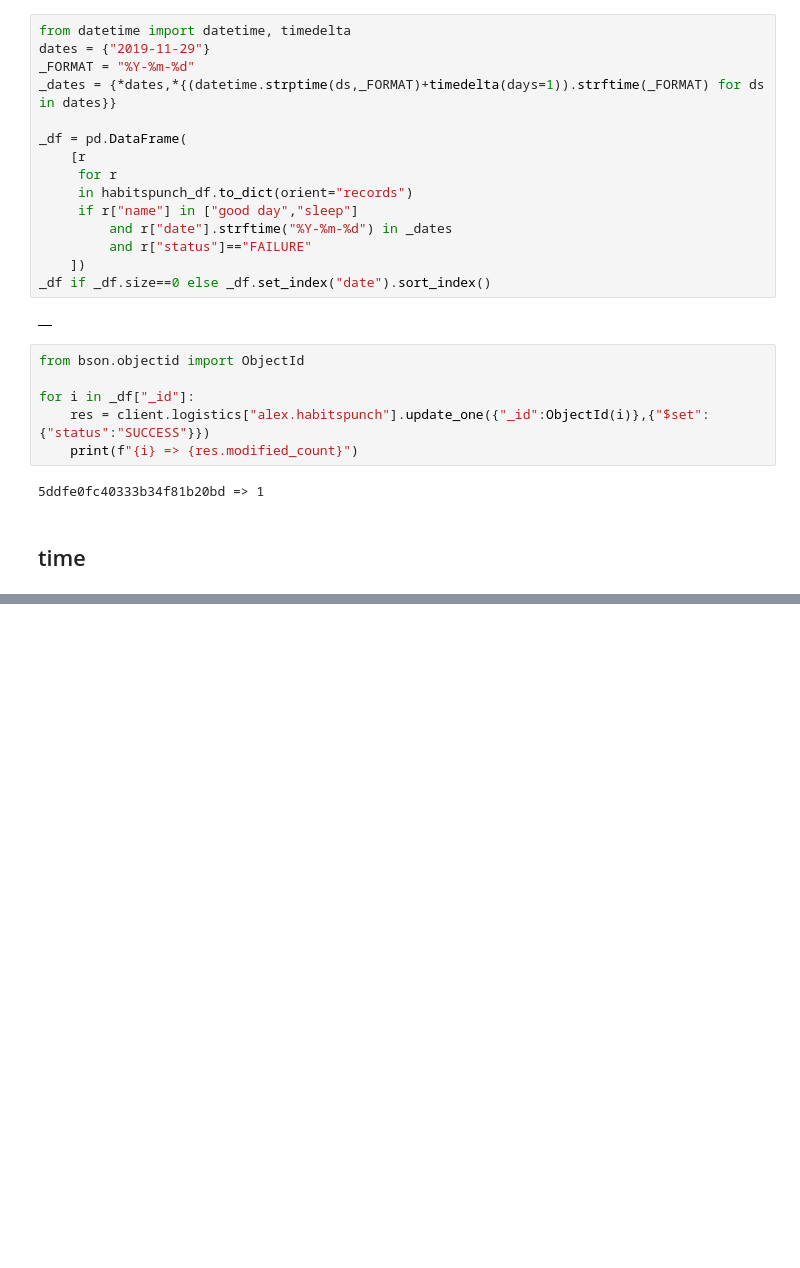
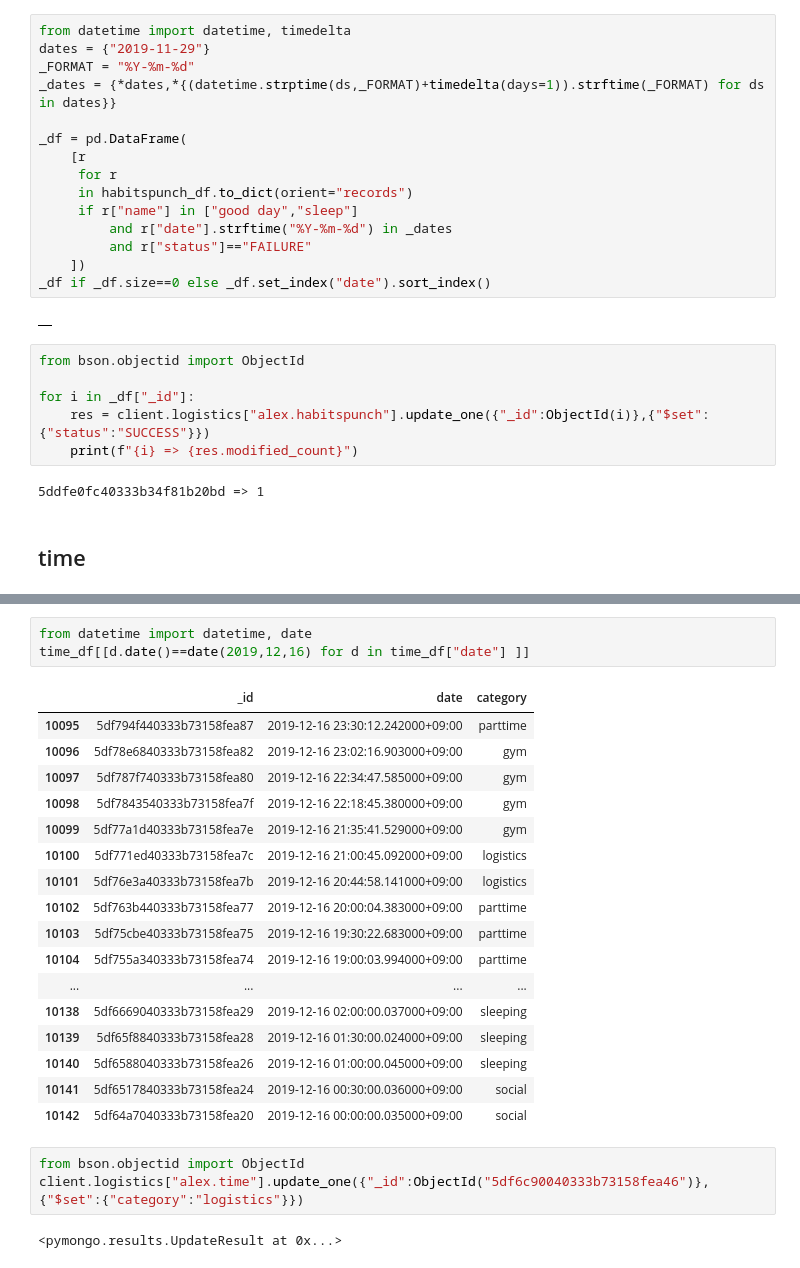
Before and after one commit to nailbiter/for, a Jupyter notebook: forjupiter/2020-07-01-trello-makeup.ipynb, the cells around one changed output, grey strips where cells are left out. Cells and saved outputs as stored; diff of their text form; blank space fills up the shorter version.

```diff
--- a/forjupiter/2020-07-01-trello-makeup.ipynb
+++ b/forjupiter/2020-07-01-trello-makeup.ipynb
@@ -118,0 +128,26 @@ time_df = pd.DataFrame([r for r in timecoll.find().sort("date",pymongo.DESCENDIN
+# %%
+from datetime import datetime, date
+time_df[[d.date()==date(2019,12,16) for d in time_df["date"] ]]
+# %% [output]
+|  | _id | date | category |
+| 10095 | 5df794f440333b73158fea87 | 2019-12-16 23:30:12.242000+09:00 | parttime |
+| 10096 | 5df78e6840333b73158fea82 | 2019-12-16 23:02:16.903000+09:00 | gym |
+| 10097 | 5df787f740333b73158fea80 | 2019-12-16 22:34:47.585000+09:00 | gym |
+| 10098 | 5df7843540333b73158fea7f | 2019-12-16 22:18:45.380000+09:00 | gym |
+| 10099 | 5df77a1d40333b73158fea7e | 2019-12-16 21:35:41.529000+09:00 | gym |
+| 10100 | 5df771ed40333b73158fea7c | 2019-12-16 21:00:45.092000+09:00 | logistics |
+| 10101 | 5df76e3a40333b73158fea7b | 2019-12-16 20:44:58.141000+09:00 | logistics |
+| 10102 | 5df763b440333b73158fea77 | 2019-12-16 20:00:04.383000+09:00 | parttime |
+| 10103 | 5df75cbe40333b73158fea75 | 2019-12-16 19:30:22.683000+09:00 | parttime |
+| 10104 | 5df755a340333b73158fea74 | 2019-12-16 19:00:03.994000+09:00 | parttime |
+| ... | ... | ... | ... |
+| 10138 | 5df6669040333b73158fea29 | 2019-12-16 02:00:00.037000+09:00 | sleeping |
+| 10139 | 5df65f8840333b73158fea28 | 2019-12-16 01:30:00.024000+09:00 | sleeping |
+| 10140 | 5df6588040333b73158fea26 | 2019-12-16 01:00:00.045000+09:00 | sleeping |
+| 10141 | 5df6517840333b73158fea24 | 2019-12-16 00:30:00.036000+09:00 | social |
+| 10142 | 5df64a7040333b73158fea20 | 2019-12-16 00:00:00.035000+09:00 | social |
+# %%
+from bson.objectid import ObjectId
+client.logistics["alex.time"].update_one({"_id":ObjectId("5df6c90040333b73158fea46")},{"$set":{"category":"logistics"}})
+# %% [output]
+<pymongo.results.UpdateResult at 0x...>
```
Also changed, not shown: parts of 7 cells of this notebook, 1 other file.
